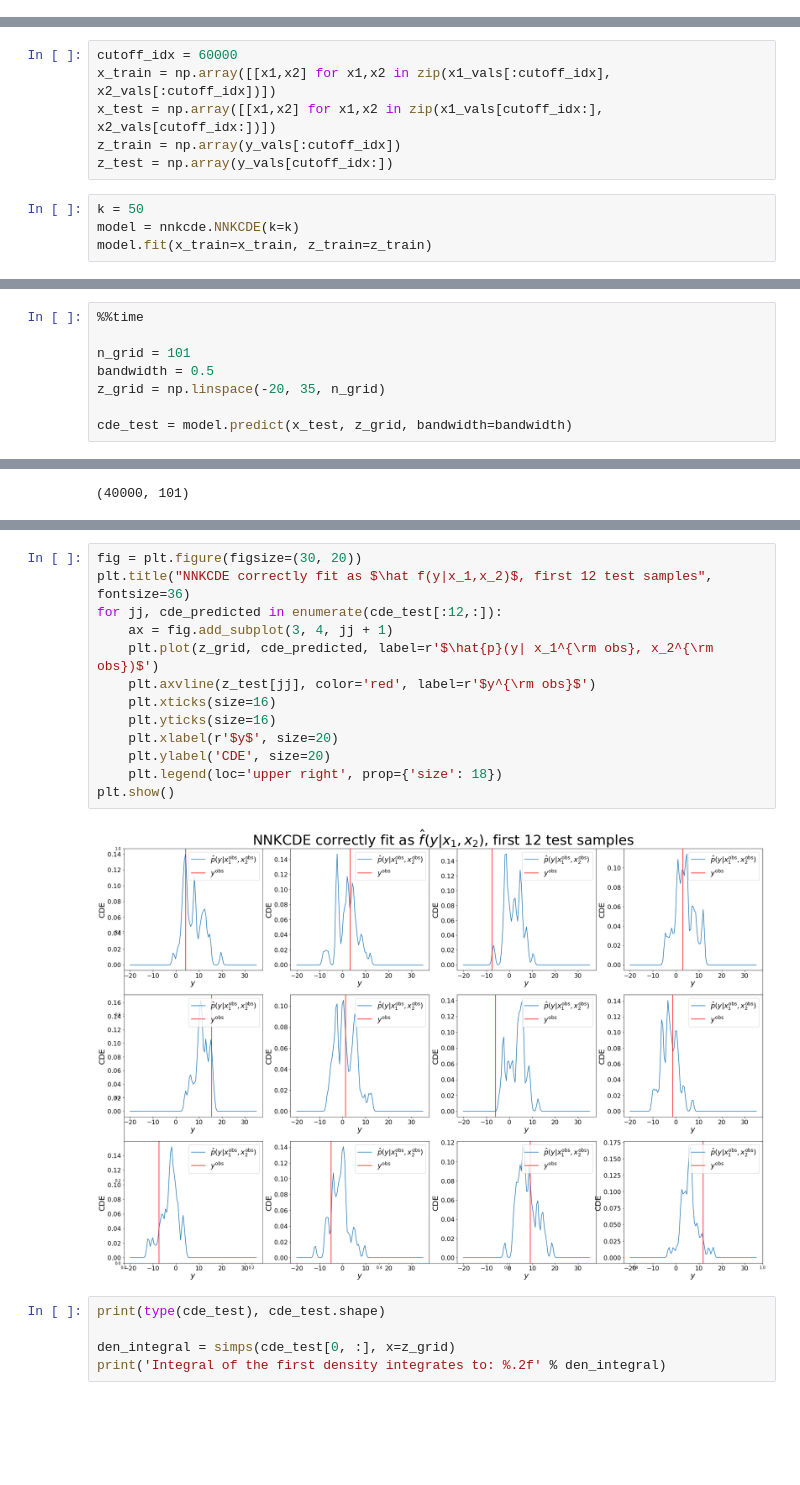
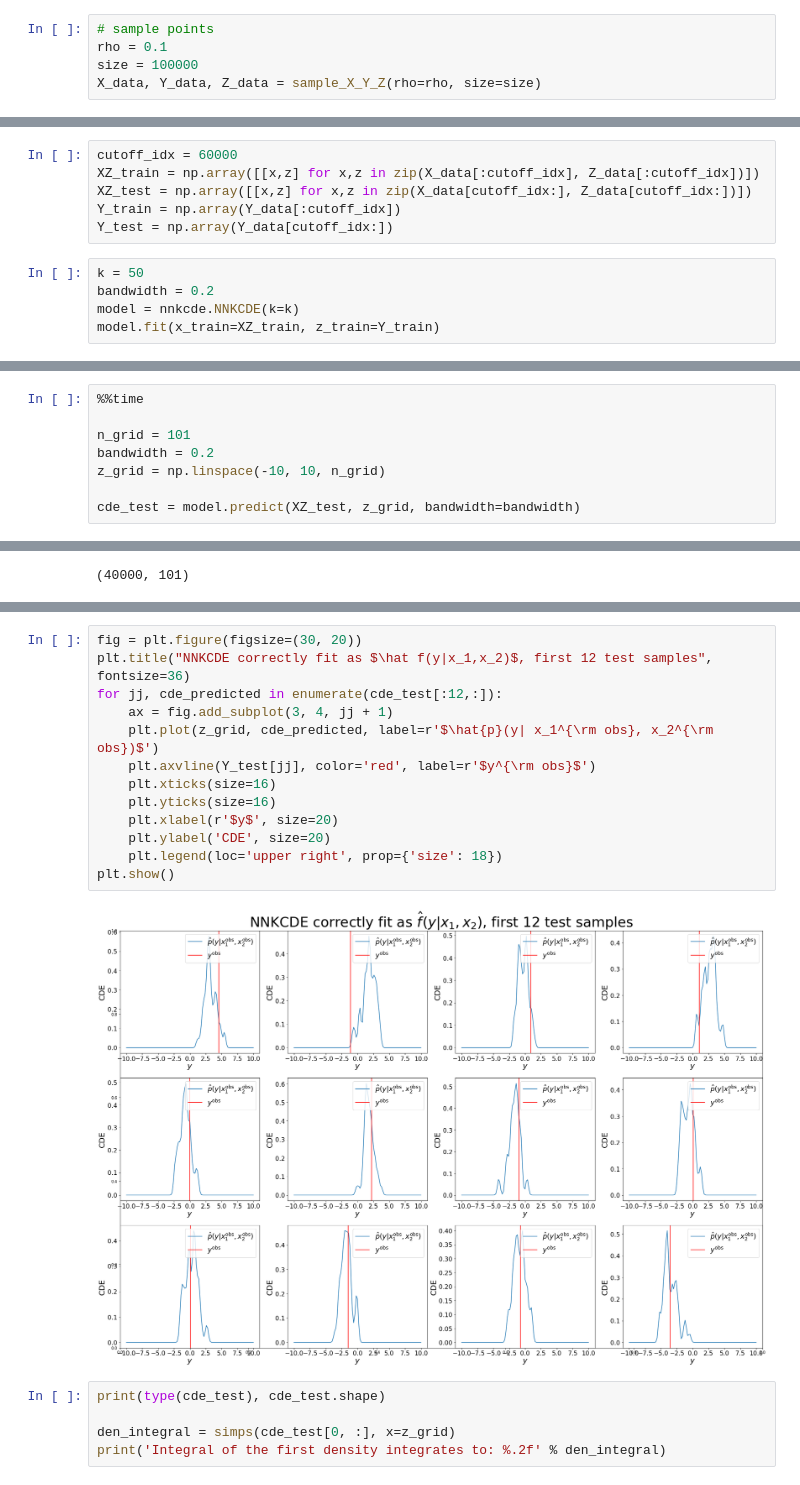
Before and after one commit to zhao-david/CDE-diagnostics, a Jupyter notebook: toy_example_1_v2.ipynb, the cells around one changed output, grey strips where cells are left out. Cells and saved outputs as stored; diff of their text form; blank space fills up the shorter version.

Commit message:
updated generative model

```diff
--- a/toy_example_1_v2.ipynb
+++ b/toy_example_1_v2.ipynb
@@ -97,13 +36,19 @@ plt.show()
+# %%
+# sample points
+rho = 0.1
+size = 100000
+X_data, Y_data, Z_data = sample_X_Y_Z(rho=rho, size=size)
 # %% [markdown]
 # fit correct NNKCDE
 # %%
 cutoff_idx = 60000
-x_train = np.array([[x1,x2] for x1,x2 in zip(x1_vals[:cutoff_idx], x2_vals[:cutoff_idx])])
-x_test = np.array([[x1,x2] for x1,x2 in zip(x1_vals[cutoff_idx:], x2_vals[cutoff_idx:])])
-z_train = np.array(y_vals[:cutoff_idx])
-z_test = np.array(y_vals[cutoff_idx:])
+XZ_train = np.array([[x,z] for x,z in zip(X_data[:cutoff_idx], Z_data[:cutoff_idx])])
+XZ_test = np.array([[x,z] for x,z in zip(X_data[cutoff_idx:], Z_data[cutoff_idx:])])
+Y_train = np.array(Y_data[:cutoff_idx])
+Y_test = np.array(Y_data[cutoff_idx:])
 # %%
 k = 50
+bandwidth = 0.2
 model = nnkcde.NNKCDE(k=k)
-model.fit(x_train=x_train, z_train=z_train)
+model.fit(x_train=XZ_train, z_train=Y_train)
 # %%
@@ -114,8 +59,8 @@ array([[0.09298103]])
 %%time
 
 n_grid = 101
-bandwidth = 0.5
-z_grid = np.linspace(-20, 35, n_grid)
+bandwidth = 0.2
+z_grid = np.linspace(-10, 10, n_grid)
 
-cde_test = model.predict(x_test, z_grid, bandwidth=bandwidth)
+cde_test = model.predict(XZ_test, z_grid, bandwidth=bandwidth)
 # %% [output]
@@ -132,18 +77,18 @@ plt.plot(z_grid, cde_test[0])
 # %%
 fig = plt.figure(figsize=(30, 20))
 plt.title("NNKCDE correctly fit as $\hat f(y|x_1,x_2)$, first 12 test samples", fontsize=36)
 for jj, cde_predicted in enumerate(cde_test[:12,:]):
     ax = fig.add_subplot(3, 4, jj + 1)
     plt.plot(z_grid, cde_predicted, label=r'$\hat{p}(y| x_1^{\rm obs}, x_2^{\rm obs})$')
-    plt.axvline(z_test[jj], color='red', label=r'$y^{\rm obs}$')
+    plt.axvline(Y_test[jj], color='red', label=r'$y^{\rm obs}$')
     plt.xticks(size=16)
     plt.yticks(size=16)
     plt.xlabel(r'$y$', size=20)
     plt.ylabel('CDE', size=20)
     plt.legend(loc='upper right', prop={'size': 18})
 plt.show()
 # %% [output]
-[figure, old version]
+[figure, new version]
 # %%
 print(type(cde_test), cde_test.shape)
 
```
Also changed, not shown: parts of 77 cells of this notebook.
